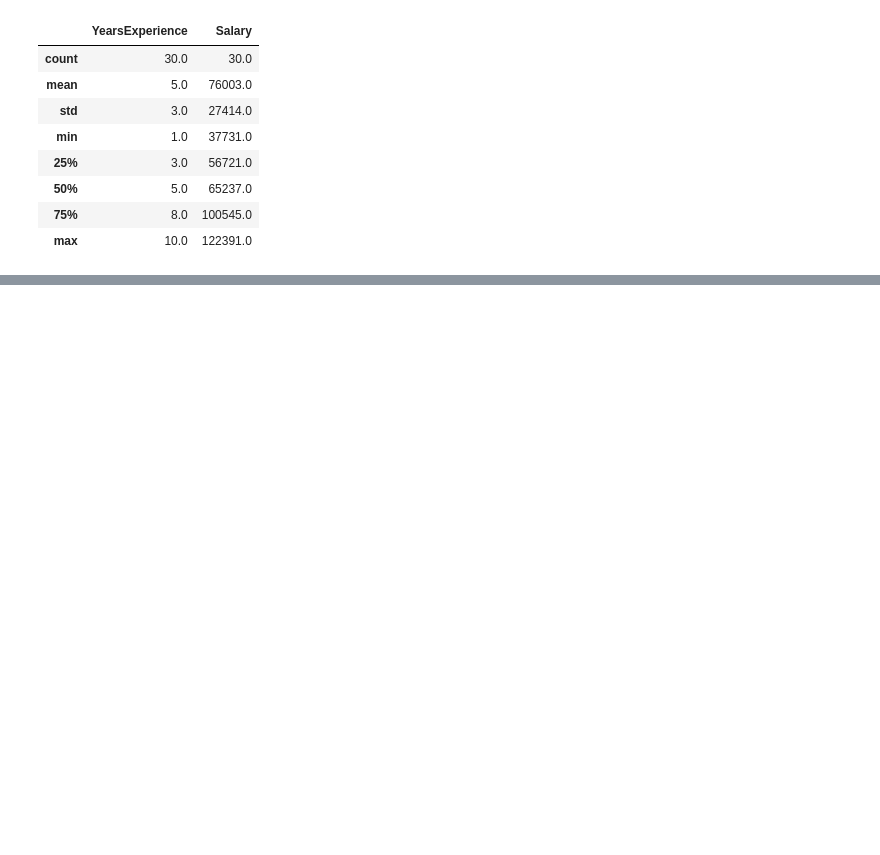
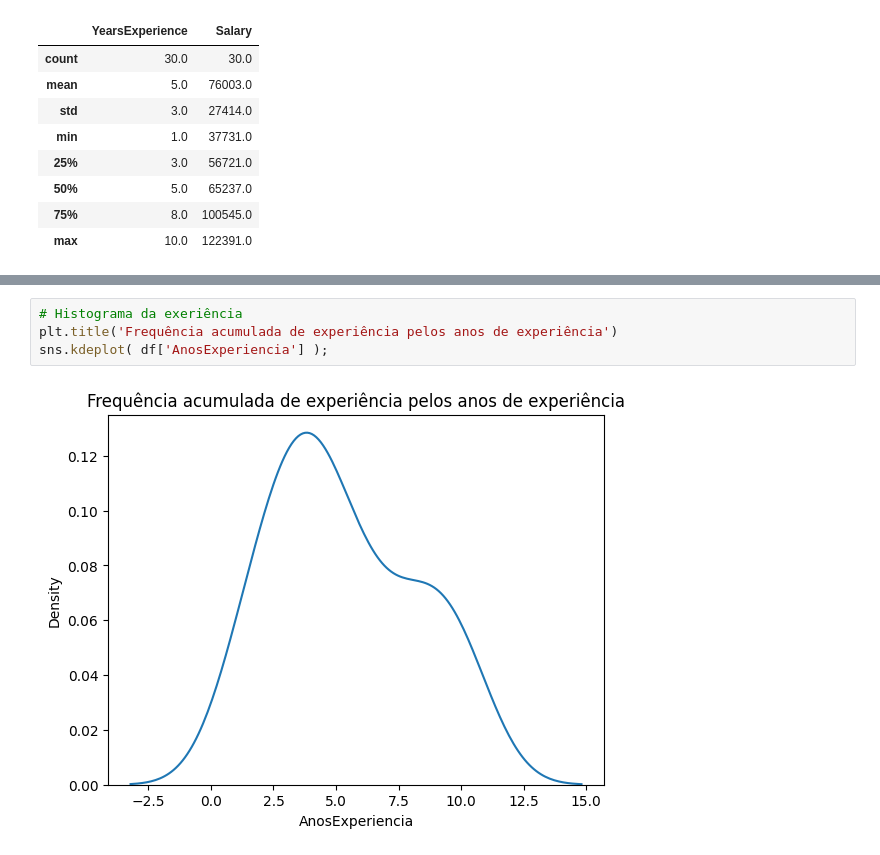
Before and after one commit to Vinicius-DataAnalyst/portfolio, a Jupyter notebook: PROJ_05_RH.ipynb, the cells around one changed output, grey strips where cells are left out. Cells and saved outputs as stored; diff of their text form; blank space fills up the shorter version.

```diff
--- a/PROJ_05_RH.ipynb
+++ b/PROJ_05_RH.ipynb
@@ -22,0 +47,6 @@ df.describe().round()
+# %%
+# Histograma da exeriência
+plt.title('Frequência acumulada de experiência pelos anos de experiência')
+sns.kdeplot( df['AnosExperiencia'] );
+# %% [output]
+[figure, added]
```
Also changed, not shown: parts of 9 cells of this notebook.
